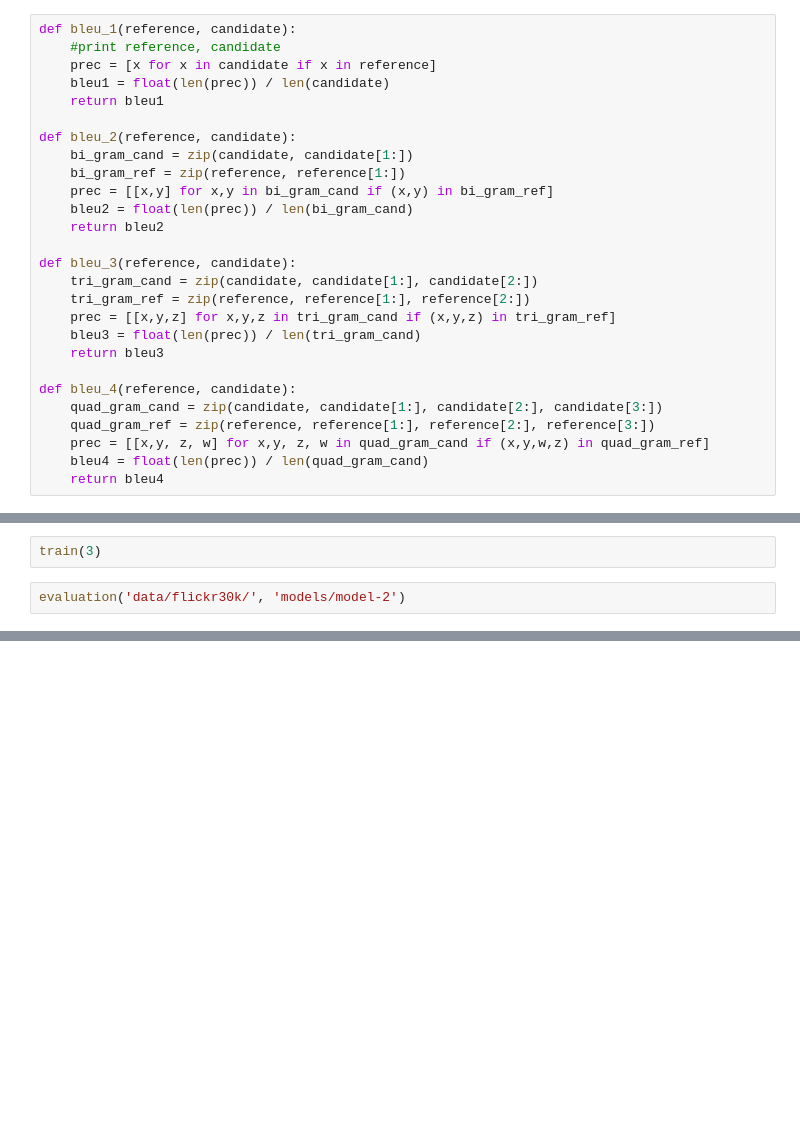
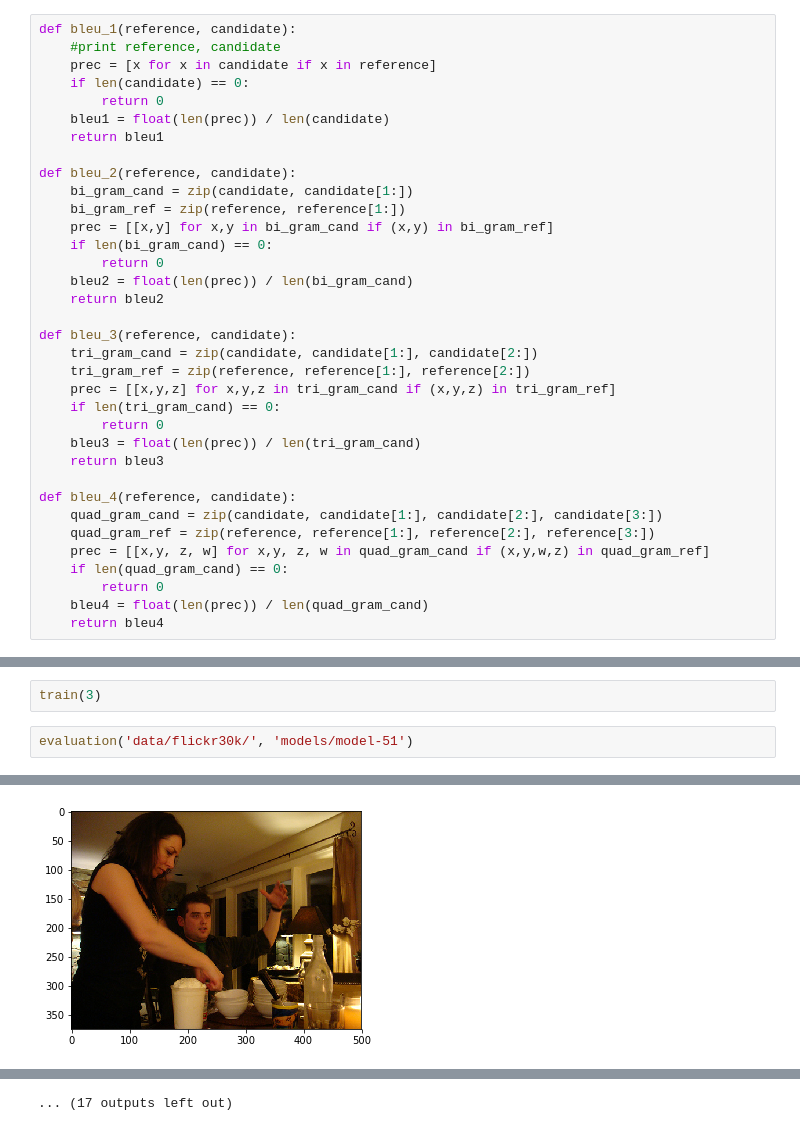
Before and after one commit to JonghwanMun/poscoVisionPractice, a Jupyter notebook: project/demo.ipynb, the cells around one changed output, grey strips where cells are left out. Saved outputs shown, nothing was run; the diff lists cells and outputs as text; blank space fills up the shorter version.

```diff
--- a/project/demo.ipynb
+++ b/project/demo.ipynb
@@ -343,6 +345,8 @@ def train(epoch=0):
 def bleu_1(reference, candidate):
     #print reference, candidate
     prec = [x for x in candidate if x in reference]
+    if len(candidate) == 0:
+        return 0
     bleu1 = float(len(prec)) / len(candidate)
     return bleu1
 
@@ -350,6 +354,8 @@ def bleu_2(reference, candidate):
     bi_gram_cand = zip(candidate, candidate[1:])
     bi_gram_ref = zip(reference, reference[1:])
     prec = [[x,y] for x,y in bi_gram_cand if (x,y) in bi_gram_ref]
+    if len(bi_gram_cand) == 0:
+        return 0
     bleu2 = float(len(prec)) / len(bi_gram_cand)
     return bleu2
 
@@ -357,6 +363,8 @@ def bleu_3(reference, candidate):
     tri_gram_cand = zip(candidate, candidate[1:], candidate[2:])
     tri_gram_ref = zip(reference, reference[1:], reference[2:])
     prec = [[x,y,z] for x,y,z in tri_gram_cand if (x,y,z) in tri_gram_ref]
+    if len(tri_gram_cand) == 0:
+        return 0
     bleu3 = float(len(prec)) / len(tri_gram_cand)
     return bleu3
 
@@ -364,6 +372,8 @@ def bleu_4(reference, candidate):
     quad_gram_cand = zip(candidate, candidate[1:], candidate[2:], candidate[3:])
     quad_gram_ref = zip(reference, reference[1:], reference[2:], reference[3:])
     prec = [[x,y, z, w] for x,y, z, w in quad_gram_cand if (x,y,w,z) in quad_gram_ref]
+    if len(quad_gram_cand) == 0:
+        return 0
     bleu4 = float(len(prec)) / len(quad_gram_cand)
     return bleu4
 # %%
@@ -453,4 +464,5 @@ def evaluation(test_image_path='data/flickr30k', model_path='./models/model-10',
 # %%
 train(3)
 # %%
-evaluation('data/flickr30k/', 'models/model-2')
+evaluation('data/flickr30k/', 'models/model-51')
+# %% [output]
@@ -456,0 +471 @@ evaluation('data/flickr30k/', 'models/model-2')
+[figure, added]
@@ -456,0 +562 @@ evaluation('data/flickr30k/', 'models/model-2')
+... (17 outputs left out)
```
Also changed, not shown: parts of 3 cells of this notebook.
